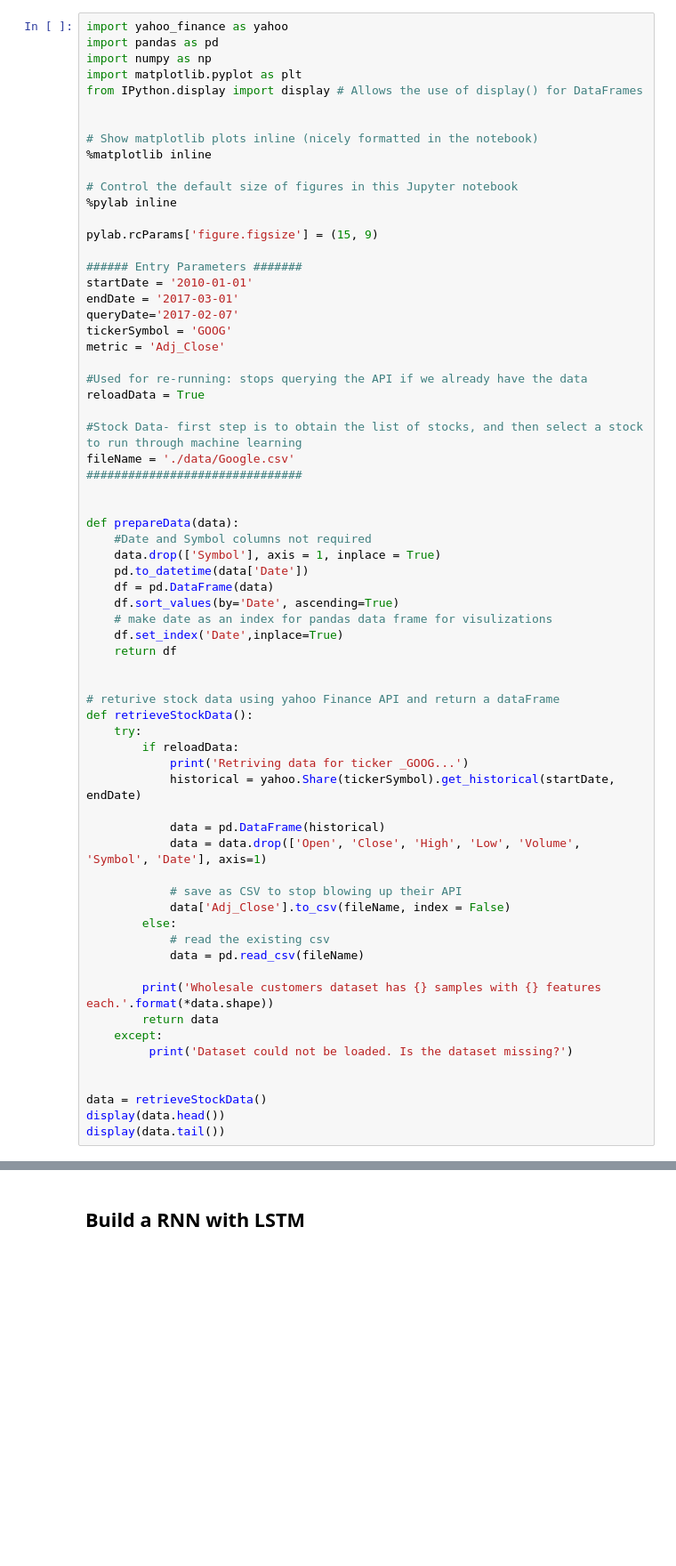
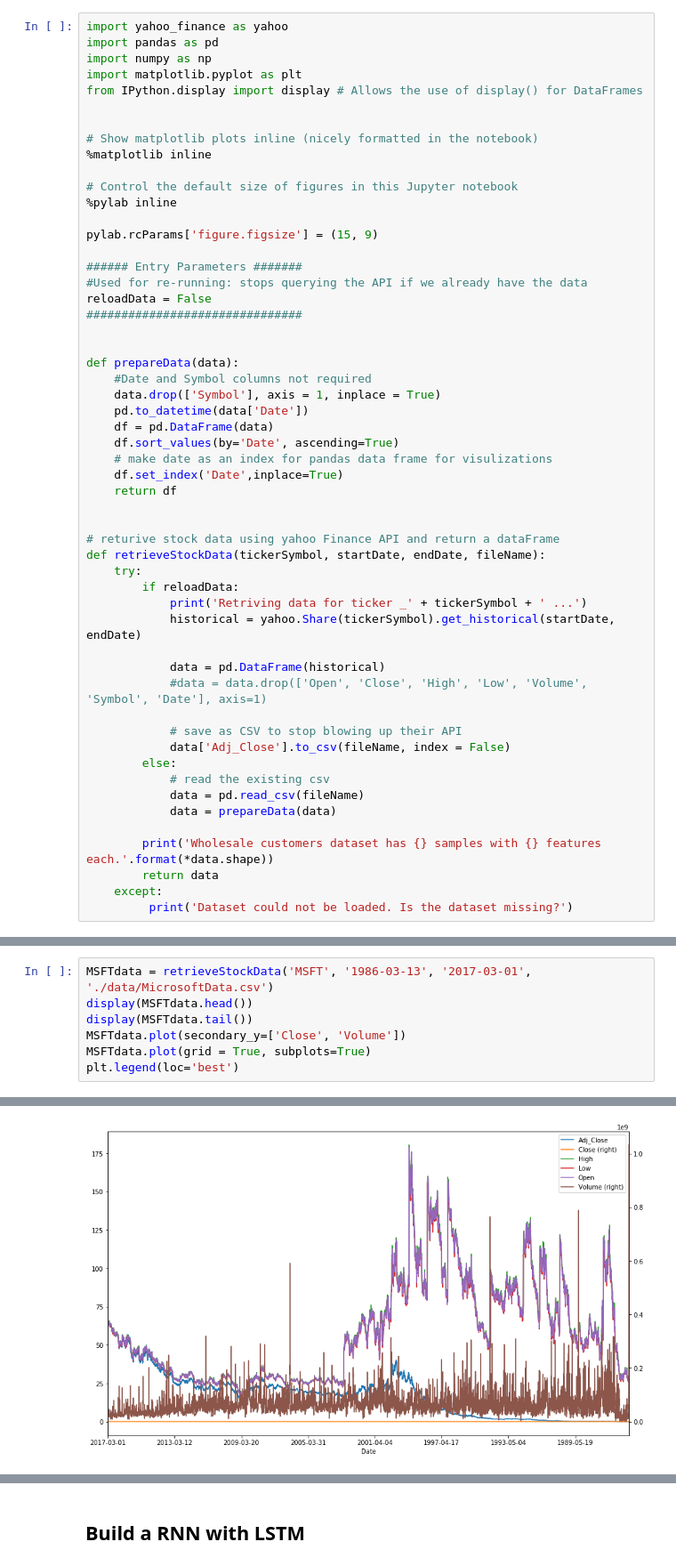
Before and after one commit to Nazanin1369/stockPredictor, a Jupyter notebook: LSTM.ipynb, the cells around one changed output, grey strips where cells are left out. Shown at 89% size. Drawn from its saved outputs; the diff is of its cells as text; blank space fills up the shorter version.

Commit message:
:tada: LTSM for MSFT

```diff
--- a/LSTM.ipynb
+++ b/LSTM.ipynb
@@ -22,17 +22,8 @@ from IPython.display import display # Allows the use of display() for DataFrames
 pylab.rcParams['figure.figsize'] = (15, 9)
 
 ###### Entry Parameters #######
-startDate = '2010-01-01'
-endDate = '2017-03-01'
-queryDate='2017-02-07'
-tickerSymbol = 'GOOG'
-metric = 'Adj_Close'
-
 #Used for re-running: stops querying the API if we already have the data
-reloadData = True
-
-#Stock Data- first step is to obtain the list of stocks, and then select a stock to run through machine learning
-fileName = './data/Google.csv'
+reloadData = False
 ###############################
 
 
@@ -48,29 +39,25 @@ def prepareData(data):
 
 
 # returive stock data using yahoo Finance API and return a dataFrame
-def retrieveStockData():
+def retrieveStockData(tickerSymbol, startDate, endDate, fileName):
     try:
         if reloadData:
-            print('Retriving data for ticker _GOOG...')
+            print('Retriving data for ticker _' + tickerSymbol + ' ...')
             historical = yahoo.Share(tickerSymbol).get_historical(startDate, endDate)
 
             data = pd.DataFrame(historical)
-            data = data.drop(['Open', 'Close', 'High', 'Low', 'Volume', 'Symbol', 'Date'], axis=1)
+            #data = data.drop(['Open', 'Close', 'High', 'Low', 'Volume', 'Symbol', 'Date'], axis=1)
 
             # save as CSV to stop blowing up their API
             data['Adj_Close'].to_csv(fileName, index = False)
         else:
             # read the existing csv
             data = pd.read_csv(fileName)
+            data = prepareData(data)
 
         print('Wholesale customers dataset has {} samples with {} features each.'.format(*data.shape))
         return data
     except:
          print('Dataset could not be loaded. Is the dataset missing?')
-
-
-data = retrieveStockData()
-display(data.head())
-display(data.tail())
 # %% [output]
 Populating the interactive namespace from numpy and matplotlib
@@ -90,0 +64,8 @@ Wholesale customers dataset has 1802 samples with 1 features each.
+# %%
+MSFTdata = retrieveStockData('MSFT', '1986-03-13', '2017-03-01', './data/MicrosoftData.csv')
+display(MSFTdata.head())
+display(MSFTdata.tail())
+MSFTdata.plot(secondary_y=['Close', 'Volume'])
+MSFTdata.plot(grid = True, subplots=True)
+plt.legend(loc='best')
+# %% [output]
@@ -90,0 +88 @@ Wholesale customers dataset has 1802 samples with 1 features each.
+[figure, added]
```
Also changed, not shown: parts of 9 cells of this notebook, 7 other files.
